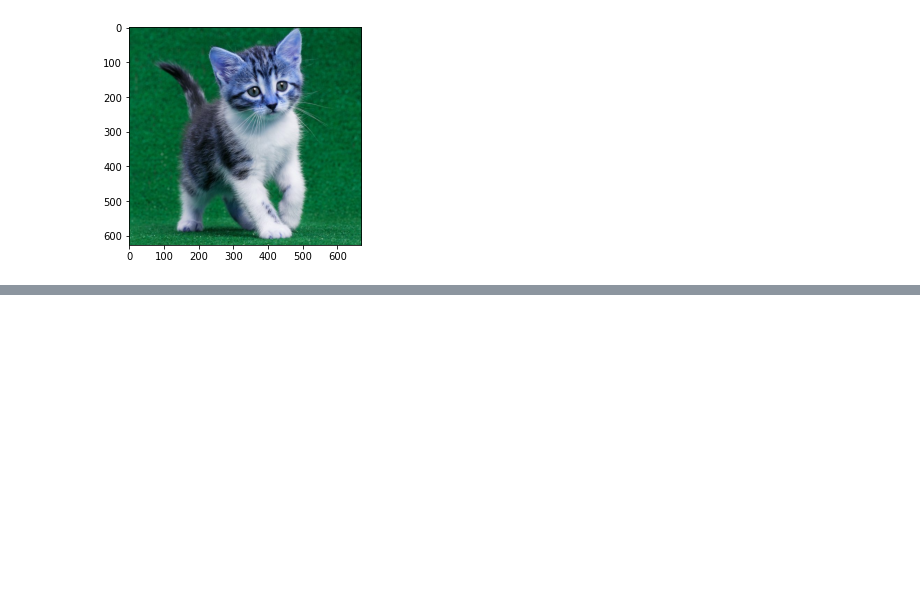
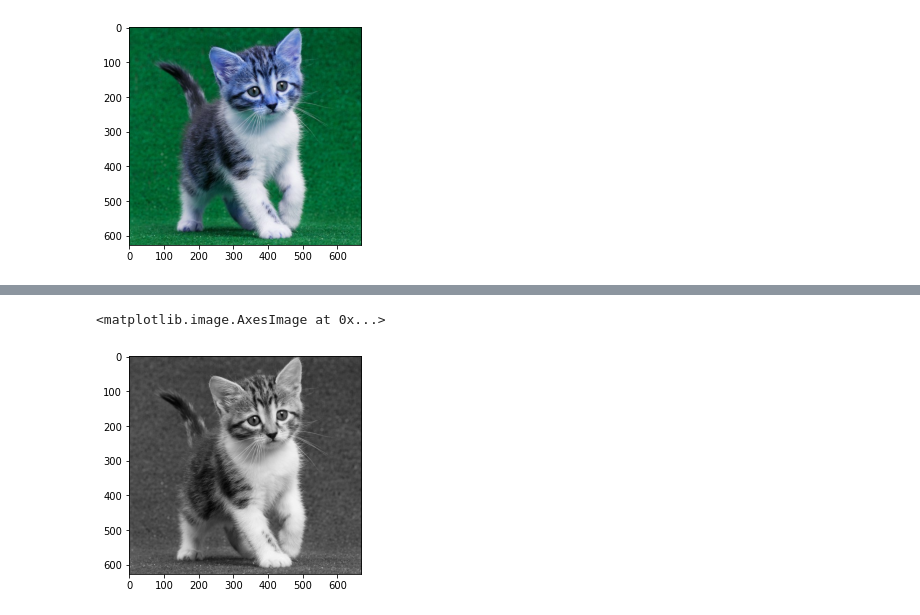
Before and after one commit to dhikaainul/PCVK_Ganjil_2022, a Jupyter notebook: jobsheet2.ipynb, the cells around one changed output, grey strips where cells are left out. Saved outputs shown, nothing was run; the diff lists cells and outputs as text; code cells hidden in the pictures; blank space fills up the shorter version.

```diff
--- a/jobsheet2.ipynb
+++ b/jobsheet2.ipynb
@@ -19,0 +33,5 @@ plt.imshow(img)
+# %%
+plt.imshow(img_gray, cmap='gray')
+# %% [output]
+<matplotlib.image.AxesImage at 0x...>
+[figure, added]
```
Also changed, not shown: parts of 15 cells of this notebook.
